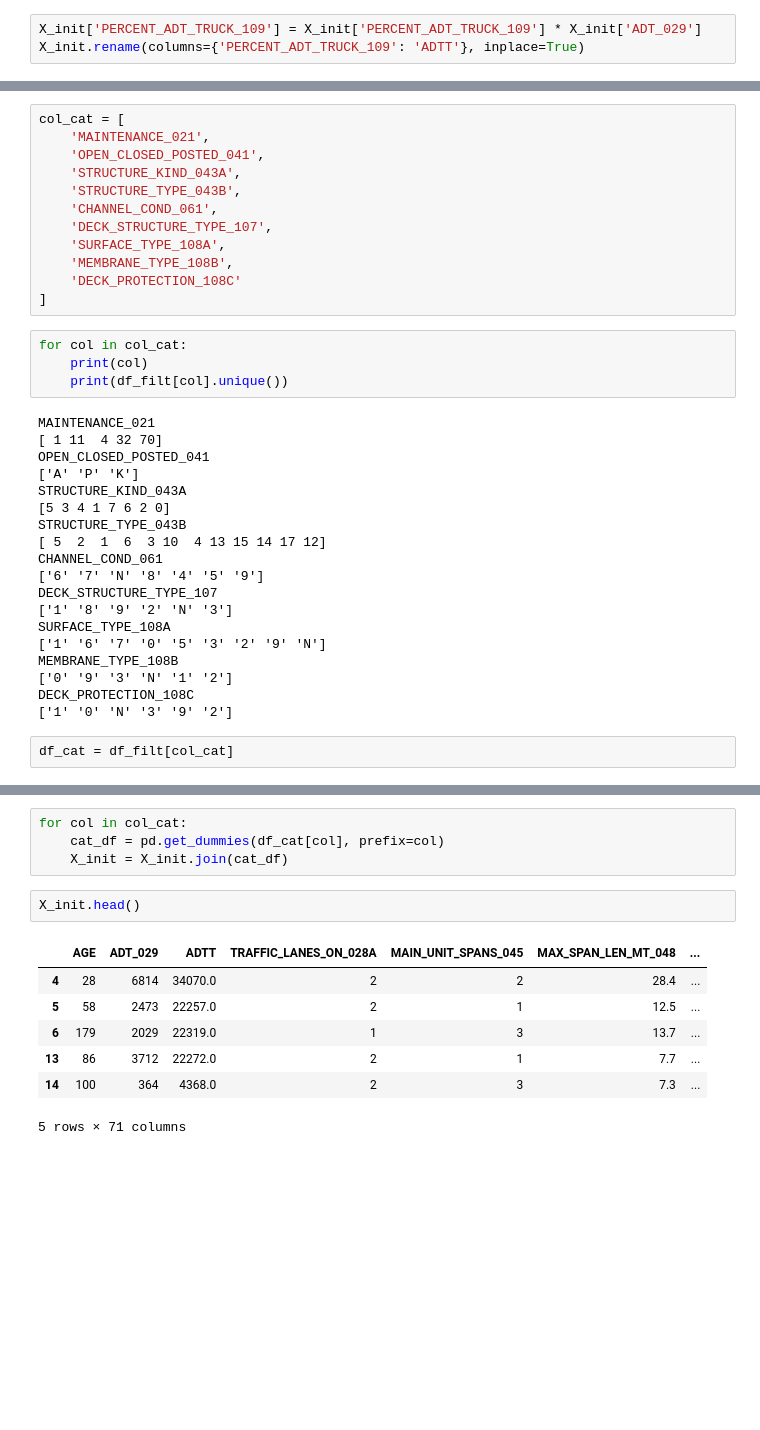
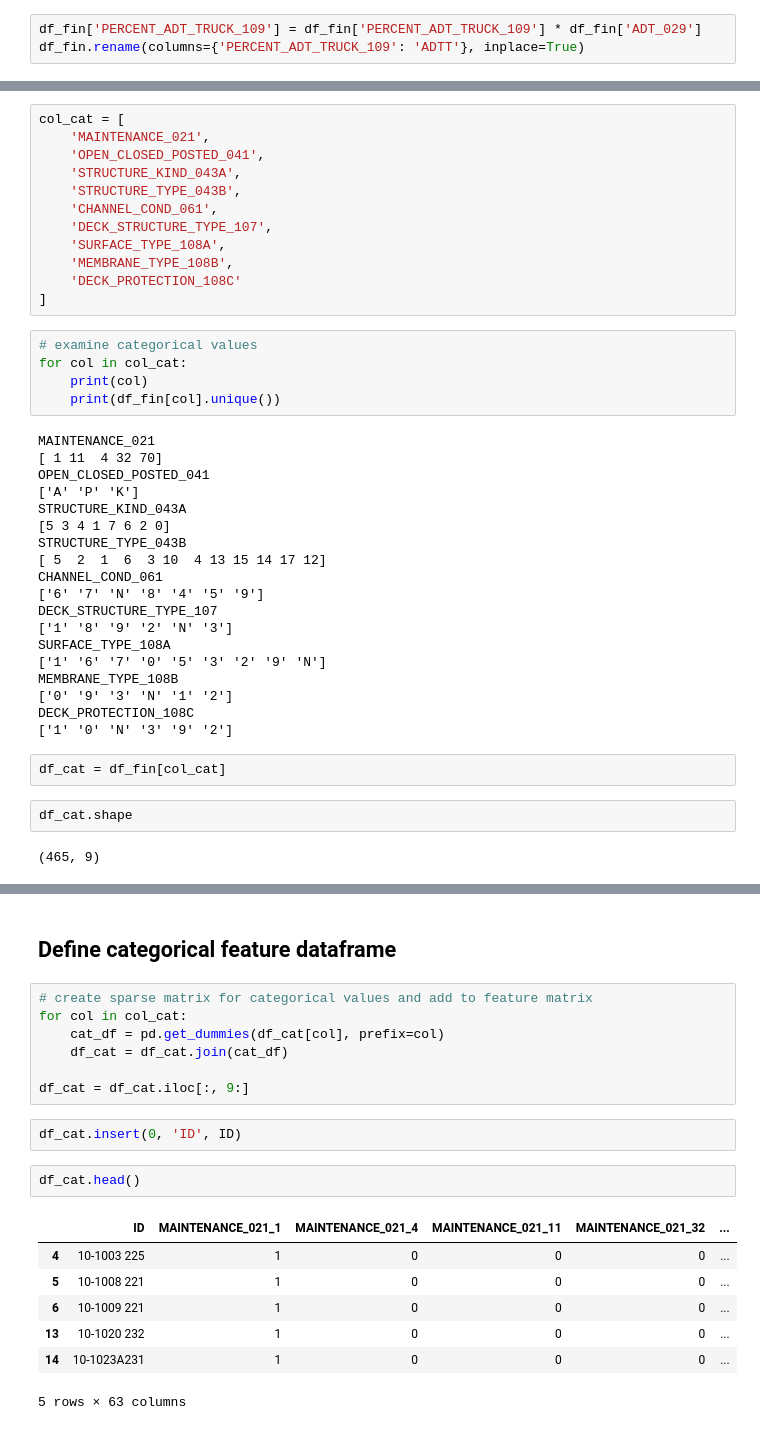
Before and after one commit to kevscon/bridge-ratings, a Jupyter notebook: nbi.ipynb, the cells around one changed output, grey strips where cells are left out. Cells and saved outputs as stored; diff of their text form; blank space fills up the shorter version.

```diff
--- a/nbi.ipynb
+++ b/nbi.ipynb
@@ -292,3 +289,3 @@ See the caveats in the documentation: http://pandas.pydata.org/pandas-docs/stabl
 # %%
-X_init['PERCENT_ADT_TRUCK_109'] = X_init['PERCENT_ADT_TRUCK_109'] * X_init['ADT_029']
-X_init.rename(columns={'PERCENT_ADT_TRUCK_109': 'ADTT'}, inplace=True)
+df_fin['PERCENT_ADT_TRUCK_109'] = df_fin['PERCENT_ADT_TRUCK_109'] * df_fin['ADT_029']
+df_fin.rename(columns={'PERCENT_ADT_TRUCK_109': 'ADTT'}, inplace=True)
@@ -338,9 +337,10 @@ col_cat = [
     'DECK_PROTECTION_108C'
 ]
 # %%
+# examine categorical values
 for col in col_cat:
     print(col)
-    print(df_filt[col].unique())
+    print(df_fin[col].unique())
 # %% [output]
 MAINTENANCE_021
 [ 1 11  4 32 70]
@@ -361,7 +361,11 @@ MEMBRANE_TYPE_108B
 DECK_PROTECTION_108C
 ['1' '0' 'N' '3' '9' '2']
 # %%
-df_cat = df_filt[col_cat]
+df_cat = df_fin[col_cat]
+# %%
+df_cat.shape
+# %% [output]
+(465, 9)
 # %%
 df_cat.head()
 # %% [output]
@@ -371,17 +375,24 @@ df_cat.head()
 | 6 | 1 | A | 4 | 2 | 7 | ... |
 | 13 | 1 | A | 1 | 1 | 7 | ... |
 | 14 | 1 | P | 7 | 2 | N | ... |
+# %% [markdown]
+## Define categorical feature dataframe
 # %%
+# create sparse matrix for categorical values and add to feature matrix
 for col in col_cat:
     cat_df = pd.get_dummies(df_cat[col], prefix=col)
-    X_init = X_init.join(cat_df)
+    df_cat = df_cat.join(cat_df)
+
+df_cat = df_cat.iloc[:, 9:]
+# %%
+df_cat.insert(0, 'ID', ID)
 # %%
-X_init.head()
+df_cat.head()
 # %% [output]
-|  | AGE | ADT_029 | ADTT | TRAFFIC_LANES_ON_028A | MAIN_UNIT_SPANS_045 | MAX_SPAN_LEN_MT_048 | ... |
-| 4 | 28 | 6814 | 34070.0 | 2 | 2 | 28.4 | ... |
-| 5 | 58 | 2473 | 22257.0 | 2 | 1 | 12.5 | ... |
-| 6 | 179 | 2029 | 22319.0 | 1 | 3 | 13.7 | ... |
-| 13 | 86 | 3712 | 22272.0 | 2 | 1 | 7.7 | ... |
-| 14 | 100 | 364 | 4368.0 | 2 | 3 | 7.3 | ... |
+|  | ID | MAINTENANCE_021_1 | MAINTENANCE_021_4 | MAINTENANCE_021_11 | MAINTENANCE_021_32 | ... |
+| 4 | 10-1003 225 | 1 | 0 | 0 | 0 | ... |
+| 5 | 10-1008 221 | 1 | 0 | 0 | 0 | ... |
+| 6 | 10-1009 221 | 1 | 0 | 0 | 0 | ... |
+| 13 | 10-1020 232 | 1 | 0 | 0 | 0 | ... |
+| 14 | 10-1023A231 | 1 | 0 | 0 | 0 | ... |
-5 rows × 71 columns
+5 rows × 63 columns
```
Also changed, not shown: parts of 60 cells of this notebook, 5 other files.
